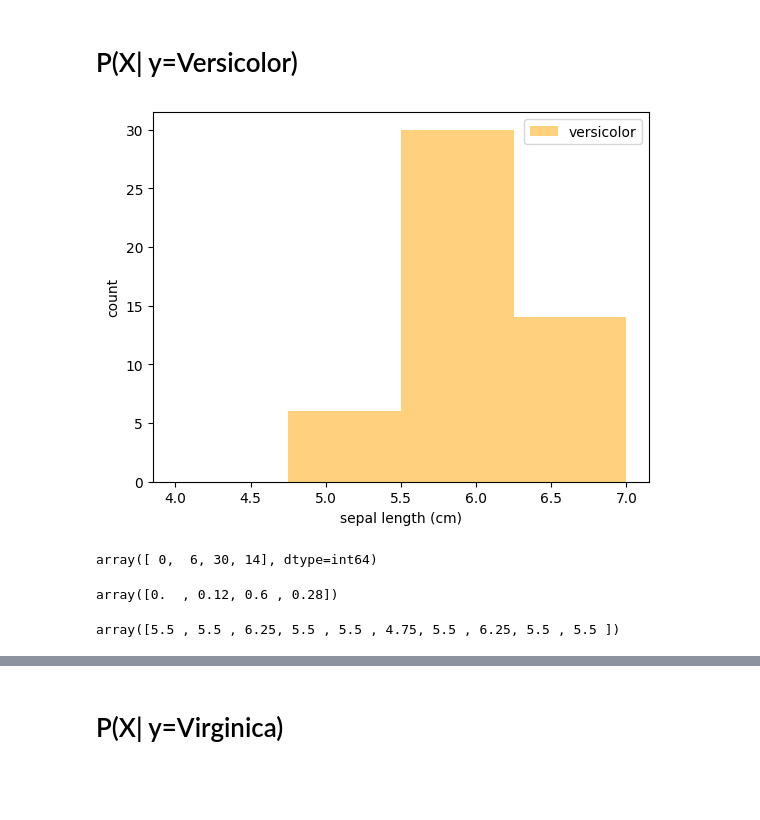
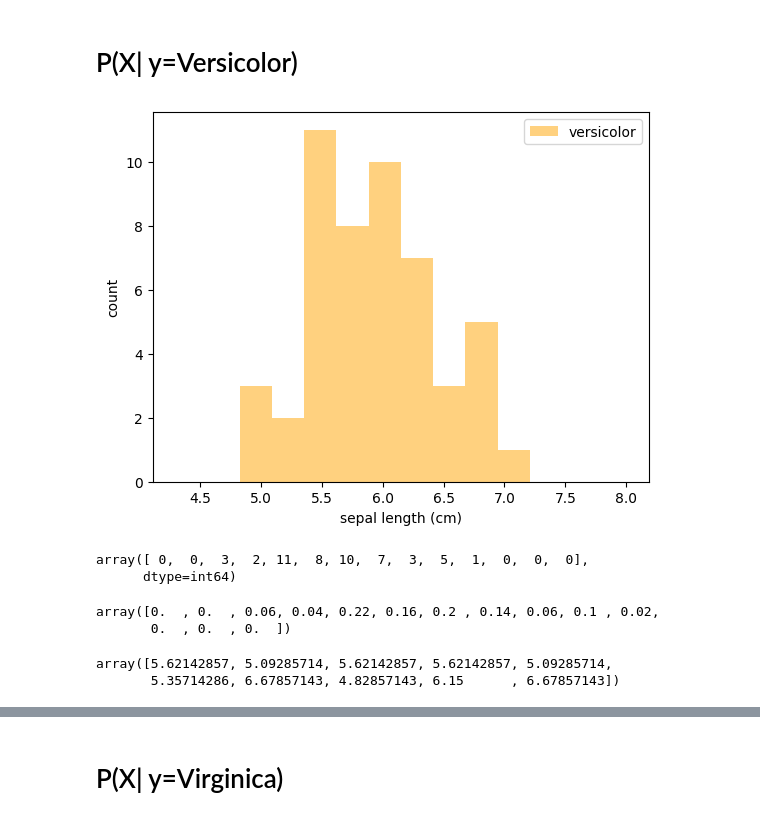
Before and after one commit to MartinSchoenig/IAG, a Jupyter notebook: Oblig/IAG_2_t.ipynb, the cells around one changed output, grey strips where cells are left out. Cells and saved outputs as stored; diff of their text form; code cells hidden in the pictures; blank space fills up the shorter version.

```diff
--- a/Oblig/IAG_2_t.ipynb
+++ b/Oblig/IAG_2_t.ipynb
@@ -173,32 +185,35 @@ df
 # %%
 x = X[:,0]
 
-bins = np.linspace(4,7,5)
+bins = np.linspace(4.3,8,15)
 
 plt.hist(x[y==1],bins,alpha=0.5, label=iris.target_names[1], color='orange')
 
 plt.legend(loc='upper right')
 plt.xlabel('sepal length (cm)')
 plt.ylabel('count')
 plt.show()
 # %% [output]
-[figure, old version]
+[figure, new version]
 # %%
 versicolor_lengths = x[y==1]
 versicolor_hist = np.histogram(versicolor_lengths, bins)[0]
 versicolor_hist
 # %% [output]
-array([ 0,  6, 30, 14], dtype=int64)
+array([ 0,  0,  3,  2, 11,  8, 10,  7,  3,  5,  1,  0,  0,  0],
+      dtype=int64)
 # %%
 versicolor_proba = versicolor_hist / np.sum(versicolor_hist)
 versicolor_proba
 # %% [output]
-array([0.  , 0.12, 0.6 , 0.28])
+array([0.  , 0.  , 0.06, 0.04, 0.22, 0.16, 0.2 , 0.14, 0.06, 0.1 , 0.02,
+       0.  , 0.  , 0.  ])
 # %%
 versicolor_valores = np.random.choice(bins[:-1], size=10, p=versicolor_proba)
 versicolor_valores
 # %% [output]
-array([5.5 , 5.5 , 6.25, 5.5 , 5.5 , 4.75, 5.5 , 6.25, 5.5 , 5.5 ])
+array([5.62142857, 5.09285714, 5.62142857, 5.62142857, 5.09285714,
+       5.35714286, 6.67857143, 4.82857143, 6.15      , 6.67857143])
 # %%
 for versicolor_valor in versicolor_valores:
     low, high = get_low_high(bins, versicolor_valor)
```
Also changed, not shown: parts of 32 cells of this notebook.
